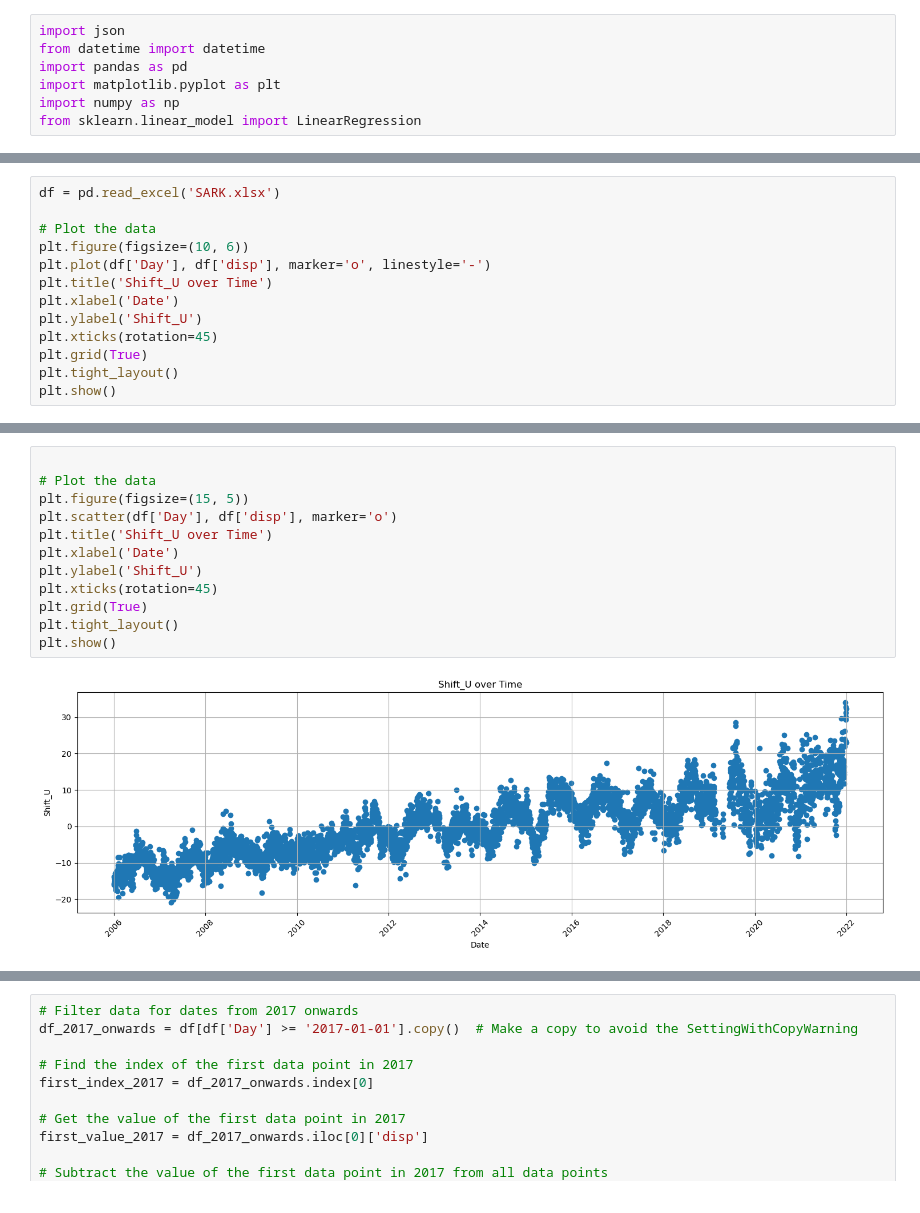
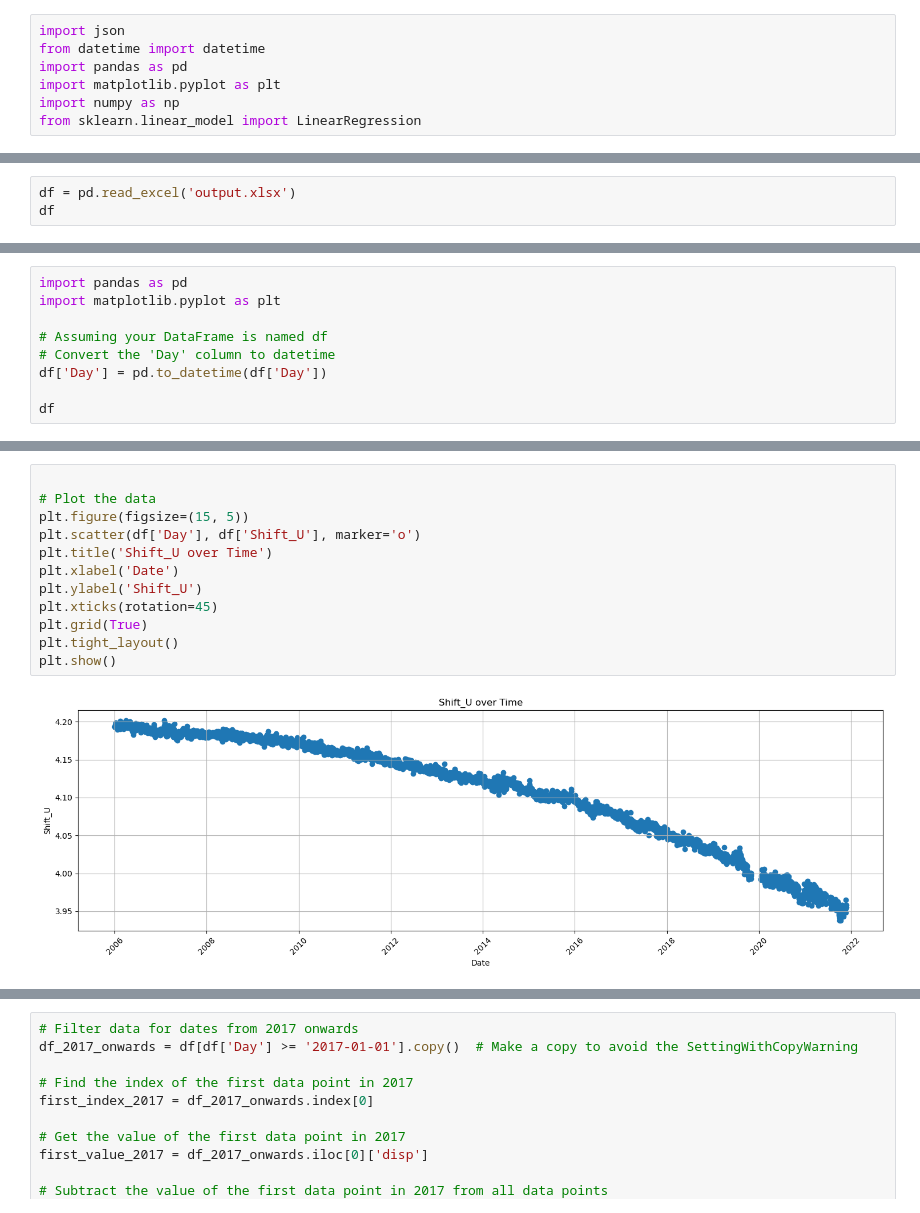
Before and after one commit to soroushyasini/gobahar_codebase, a Jupyter notebook: GPS_vs_InSAR/GPSvsInsar.ipynb, the cells around one changed output, grey strips where cells are left out. Saved outputs shown, nothing was run; the diff lists cells and outputs as text.

```diff
--- a/GPS_vs_InSAR/GPSvsInsar.ipynb
+++ b/GPS_vs_InSAR/GPSvsInsar.ipynb
@@ -40,16 +54,6 @@ print("Export to Excel completed. Excel file saved.")
 # %% [output]
 Export to Excel completed. Excel file saved.
 # %%
-df = pd.read_excel('SARK.xlsx')
-
-# Plot the data
-plt.figure(figsize=(10, 6))
-plt.plot(df['Day'], df['disp'], marker='o', linestyle='-')
-plt.title('Shift_U over Time')
-plt.xlabel('Date')
-plt.ylabel('Shift_U')
-plt.xticks(rotation=45)
-plt.grid(True)
-plt.tight_layout()
-plt.show()
+df = pd.read_excel('output.xlsx')
+df
 # %% [output]
@@ -56,0 +73,9 @@ plt.show()
+# %%
+import pandas as pd
+import matplotlib.pyplot as plt
+
+# Assuming your DataFrame is named df
+# Convert the 'Day' column to datetime
+df['Day'] = pd.to_datetime(df['Day'])
+
+df
@@ -57,17 +109,17 @@ plt.show()
 # %%
 
 # Plot the data
 plt.figure(figsize=(15, 5))
-plt.scatter(df['Day'], df['disp'], marker='o')
+plt.scatter(df['Day'], df['Shift_U'], marker='o')
 plt.title('Shift_U over Time')
 plt.xlabel('Date')
 plt.ylabel('Shift_U')
 plt.xticks(rotation=45)
 plt.grid(True)
 plt.tight_layout()
 plt.show()
 # %% [output]
-[figure, old version]
+[figure, new version]
 # %%
 
 # Plot the data
```
Also changed, not shown: parts of 10 cells of this notebook, 1 other file.
